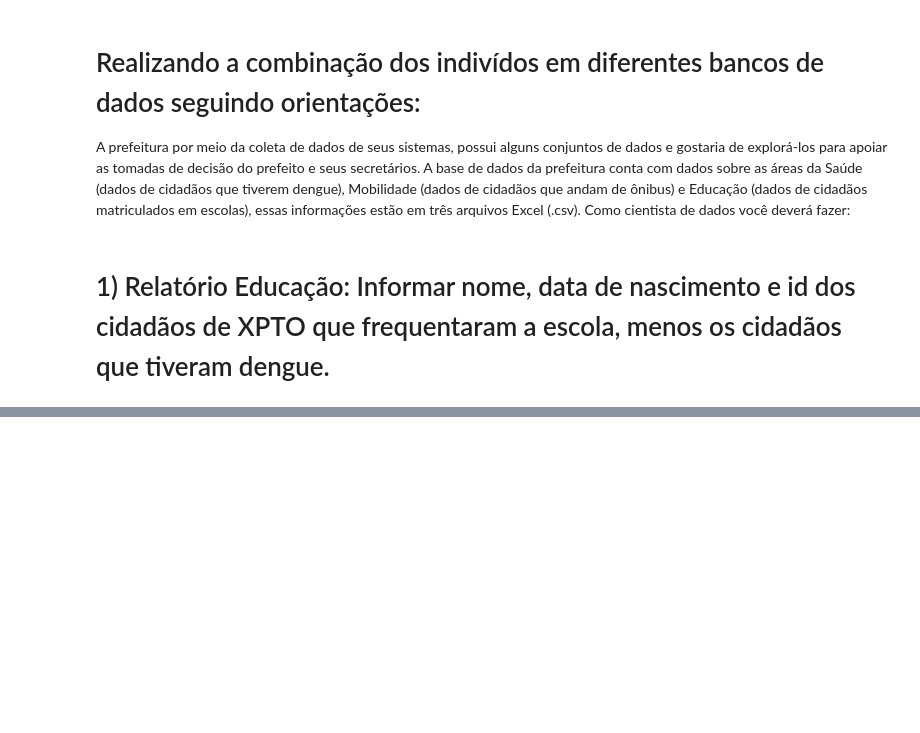
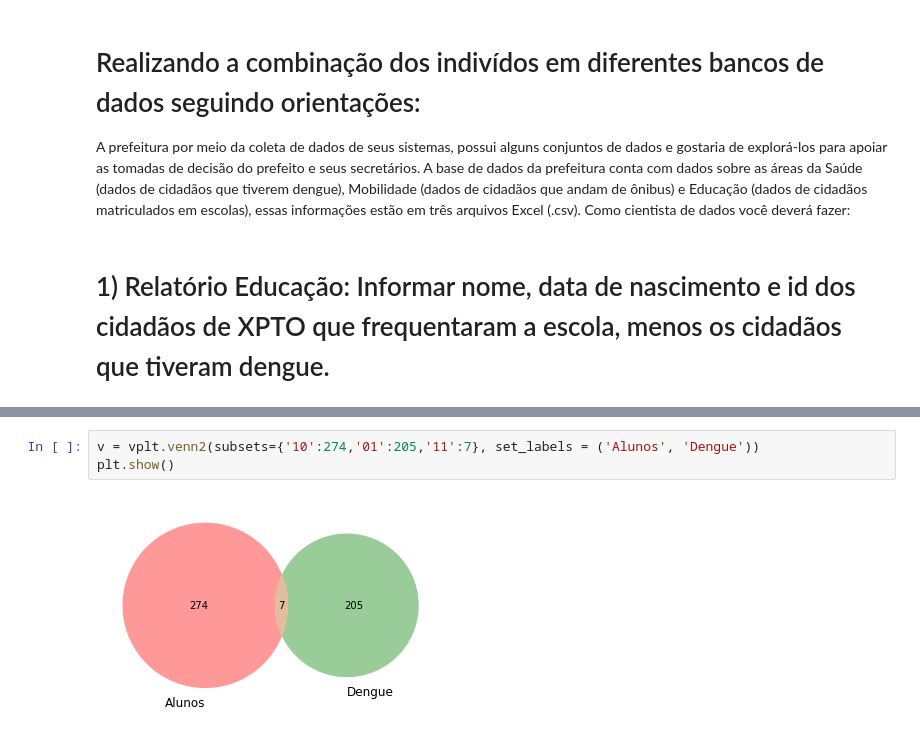
Before and after one commit to jeosafaferreira/AV1-MatComp-Equipe10, a Jupyter notebook: AV1.ipynb, the cells around one changed output, grey strips where cells are left out. Cells and saved outputs as stored; diff of their text form; blank space fills up the shorter version.

Commit message:
Primeiro diagrama de Venn

```diff
--- a/AV1.ipynb
+++ b/AV1.ipynb
@@ -410,0 +424,5 @@ combina.to_csv('combina.csv', index=False)
+# %%
+v = vplt.venn2(subsets={'10':274,'01':205,'11':7}, set_labels = ('Alunos', 'Dengue'))
+plt.show()
+# %% [output]
+[figure, added]
```
Also changed, not shown: parts of 7 cells of this notebook, 2 other files.
